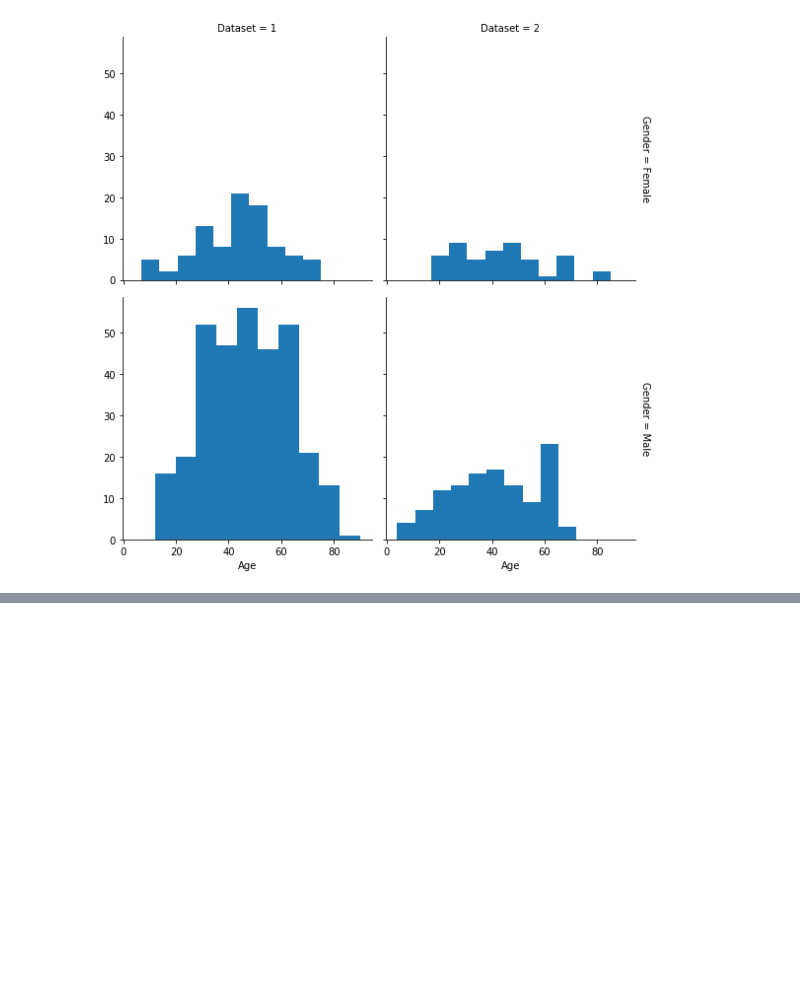
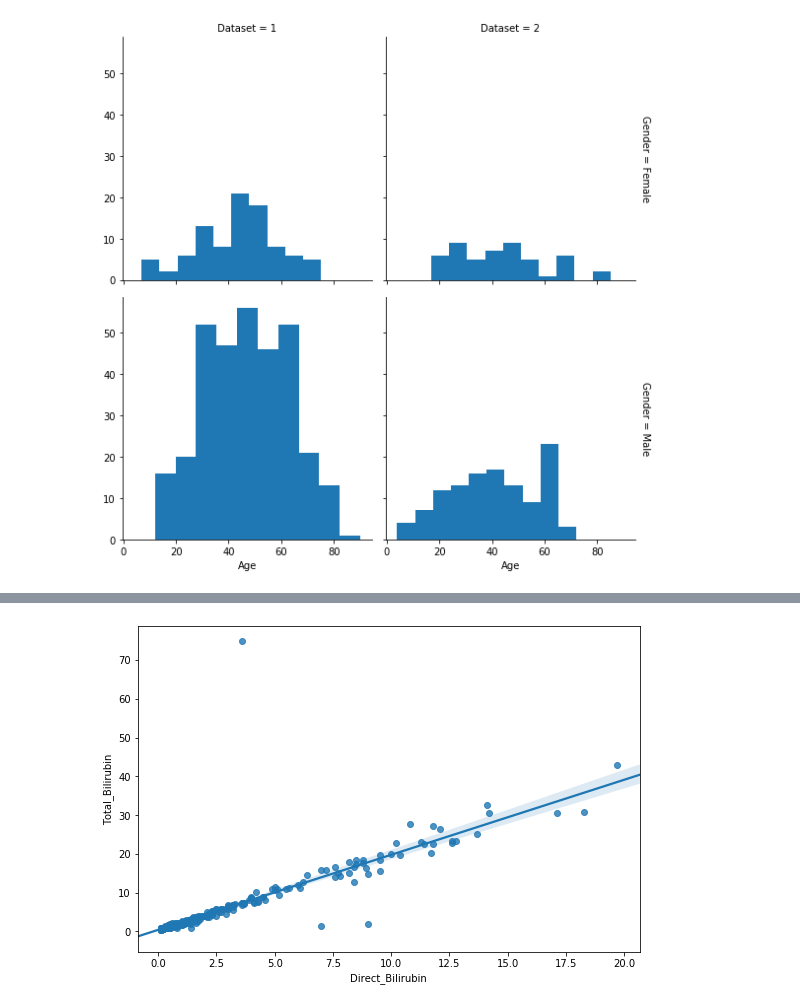
Before and after one commit to IndML101/Liver-Patients, a Jupyter notebook: Liver-Patients.ipynb, the cells around one changed output, grey strips where cells are left out. Drawn from its saved outputs; the diff is of its cells as text; code cells hidden in the pictures; blank space fills up the shorter version.

```diff
--- a/Liver-Patients.ipynb
+++ b/Liver-Patients.ipynb
@@ -289,0 +292,12 @@ plt.show()
+# %%
+# linear relation between total bilirubin and direct bilirubin
+
+fig, axs = plt.subplots(figsize = [9,6])
+sns.regplot(x='Direct_Bilirubin',
+            y='Total_Bilirubin',
+            data=data_df,
+            ax=axs
+           )
+plt.show()
+# %% [output]
+[figure, added]
```
Also changed, not shown: parts of 17 cells of this notebook.
